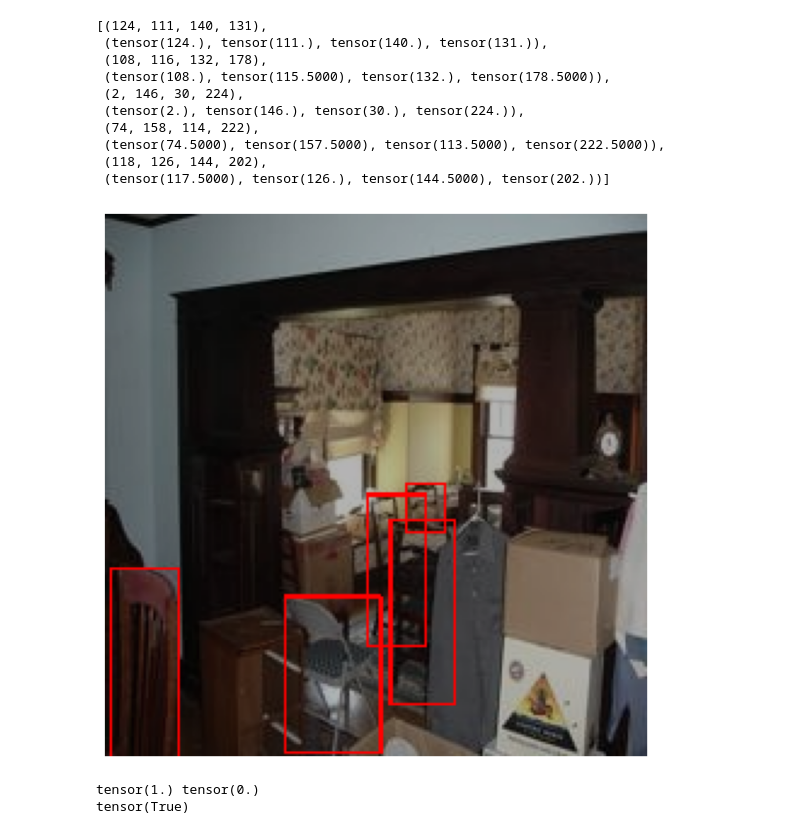
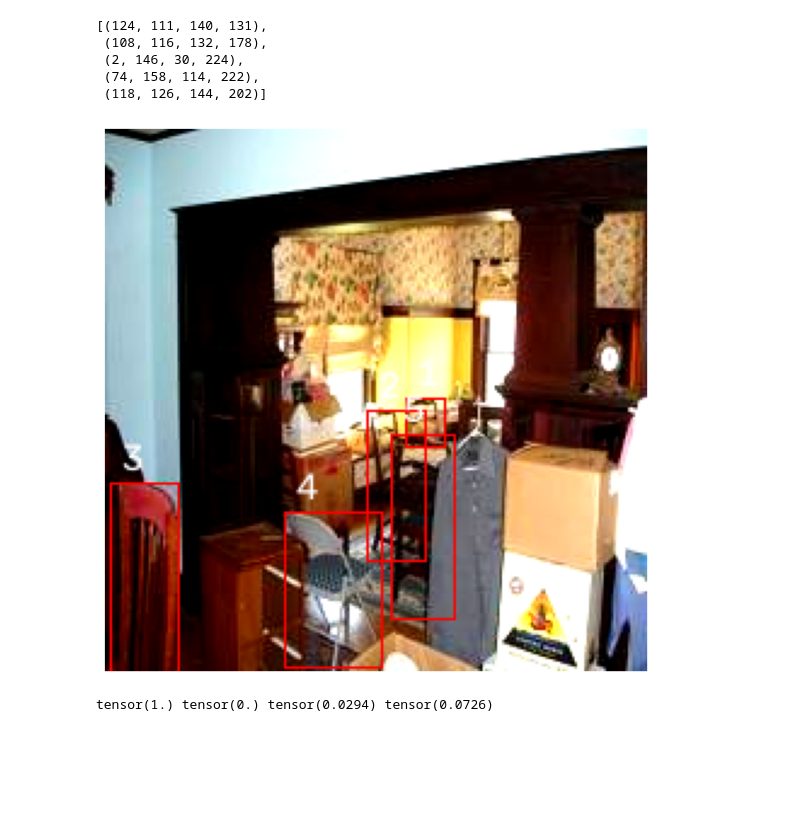
Before and after one commit to Nikhil-Spatial/DetectorV1, a Jupyter notebook: notebooks/04_test_utilities.ipynb, the cells around one changed output. Cells and saved outputs as stored; diff of their text form; code cells hidden in the pictures; blank space fills up the shorter version.

Commit message:
updated draw rectangle

```diff
--- a/notebooks/04_test_utilities.ipynb
+++ b/notebooks/04_test_utilities.ipynb
@@ -16,6 +16,7 @@ dataset = ImageDataset(annot_path, img_dir, transform=trainval_transforms)
 # %%
 image, labels = next(iter(dataset))
 obj_coords = []
+obj_coords_tensors = []
 # %%
 revert_standardization(image)
 image = revert_normalization(image)
@@ -30,51 +31,46 @@ for i in range(7):
             obj_coords.append(
                 convert_xywh_coordinates(coord, i, j, True)
             )
-            obj_coords.append(
+            obj_coords_tensors.append(
                 convert_xywh_coordinates(coord, i, j, False)
             )
 # %%
 obj_coords
 # %% [output]
 [(124, 111, 140, 131),
- (tensor(124.), tensor(111.), tensor(140.), tensor(131.)),
  (108, 116, 132, 178),
- (tensor(108.), tensor(115.5000), tensor(132.), tensor(178.5000)),
  (2, 146, 30, 224),
- (tensor(2.), tensor(146.), tensor(30.), tensor(224.)),
  (74, 158, 114, 222),
- (tensor(74.5000), tensor(157.5000), tensor(113.5000), tensor(222.5000)),
- (118, 126, 144, 202),
- (tensor(117.5000), tensor(126.), tensor(144.5000), tensor(202.))]
+ (118, 126, 144, 202)]
+# %%
+labels = ["1", "2", "3", "4", "5"]
 # %%
 from matplotlib import pyplot as plt
-import bbox_visualizer as bbv
+from src.visualization import draw_rectangles
 
 fig, ax = plt.subplots(1, figsize=(8, 8))
 
-image = image.permute(1, 2, 0).numpy()
-
-image = bbv.draw_multiple_rectangles(image, obj_coords, bbox_color=(255, 0, 0), thickness=1)
+image = draw_rectangles(image, obj_coords, labels)
 
 ax.imshow(image)
 ax.axis(False)
 
 plt.show()
 # %% [output]
-[figure, old version]
+[figure, new version]
 # %%
 from src.utilities import IoU
 
 # Test first on completely matched boxes
-IoU_1 = IoU(obj_coords[1], obj_coords[1])
+IoU_1 = IoU(obj_coords_tensors[1], obj_coords_tensors[1])
 
 # Test second on completely unmatched boxes
-IoU_2 = IoU(obj_coords[1], obj_coords[5])
+IoU_2 = IoU(obj_coords_tensors[2], obj_coords_tensors[3])
 
 # Test third on slightly matched boxes
+IoU_3 = IoU(obj_coords_tensors[1], obj_coords_tensors[3])
+IoU_4 = IoU(obj_coords_tensors[1], obj_coords_tensors[0])
 
-print(IoU_1, IoU_2)
-print(IoU_1 > IoU_2)
+print(IoU_1, IoU_2, IoU_3, IoU_4)
 # %% [output]
-tensor(1.) tensor(0.)
-tensor(True)
+tensor(1.) tensor(0.) tensor(0.0294) tensor(0.0726)
```
Also changed, not shown: 1 other file.
